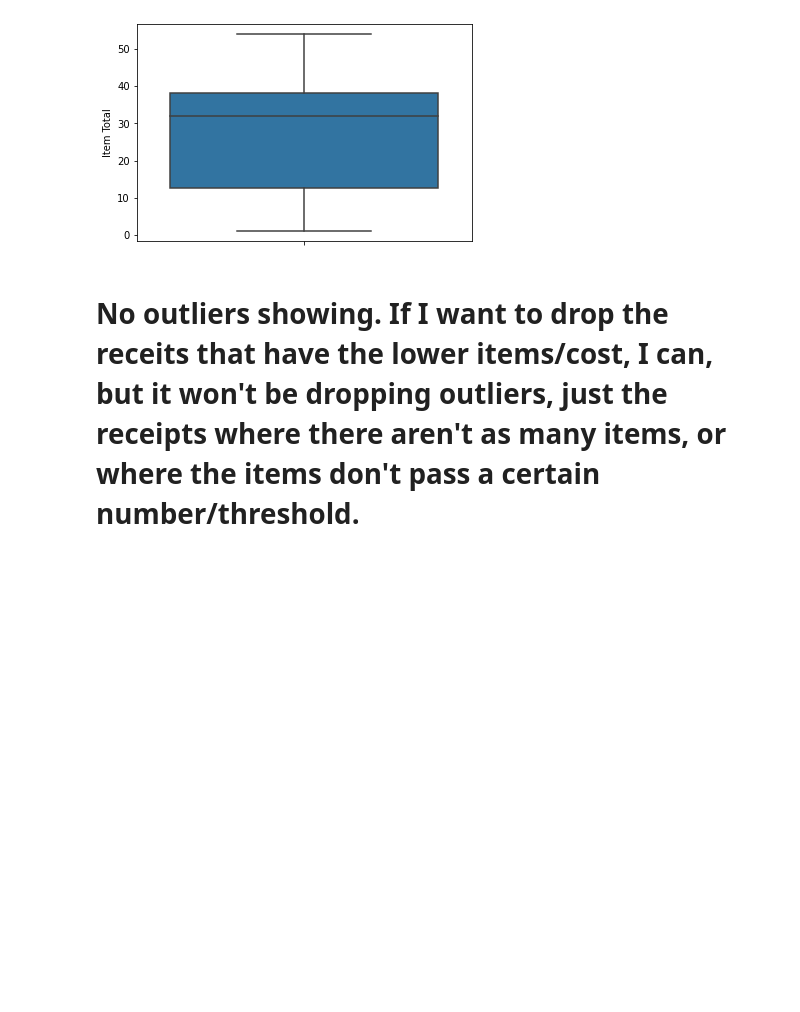
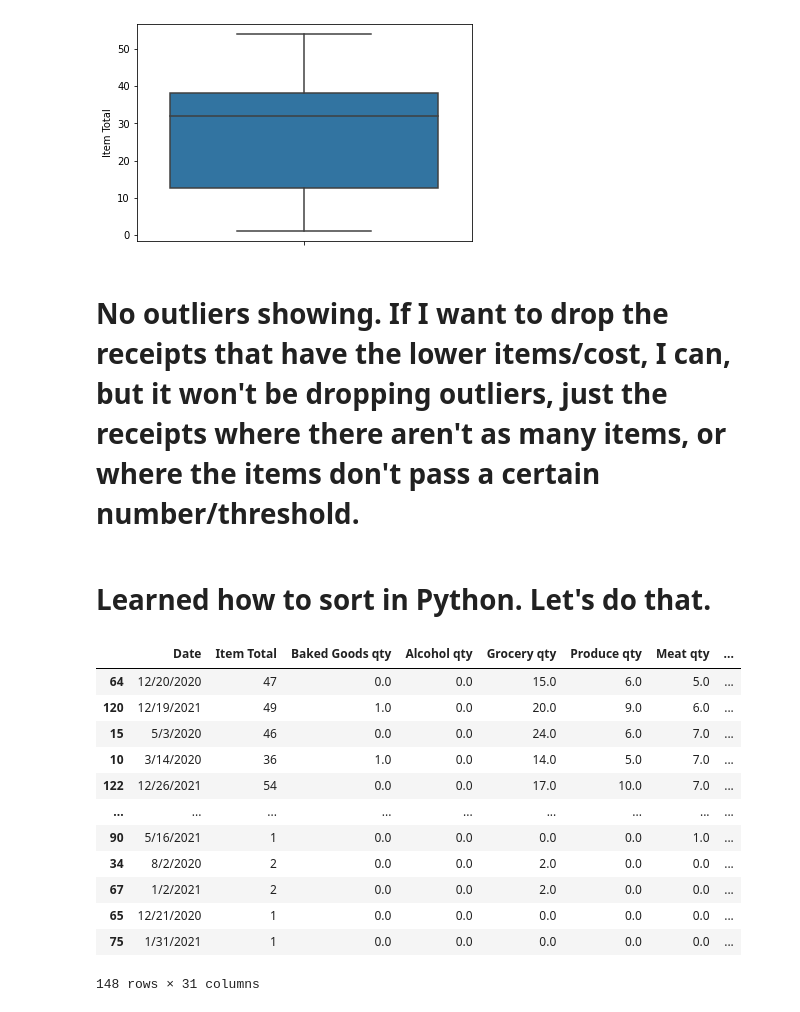
Before and after one commit to Katherine89Lee/Personal-Grocery-Project, a Jupyter notebook: Grocery Visualization.ipynb, the cells around one changed output. Drawn from its saved outputs; the diff is of its cells as text; code cells hidden in the pictures; blank space fills up the shorter version.

Commit message:
8-6-22
Update to the notebook: sorting and excluding smaller receipts.

```diff
--- a/Grocery Visualization.ipynb
+++ b/Grocery Visualization.ipynb
@@ -169,4 +168,22 @@ plt.show()
 # %% [output]
 [figure]
 # %% [markdown]
-# No outliers showing. If I want to drop the receits that have the lower items/cost, I can, but it won't be dropping outliers, just the receipts where there aren't as many items, or where the items don't pass a certain number/threshold.
+# No outliers showing. If I want to drop the receipts that have the lower items/cost, I can, but it won't be dropping outliers, just the receipts where there aren't as many items, or where the items don't pass a certain number/threshold.
+# %% [markdown]
+# Learned how to sort in Python. Let's do that.
+# %%
+groceries2_clean.sort_values('Cost (total)', ascending=False)
+# %% [output]
+|  | Date | Item Total | Baked Goods qty | Alcohol qty | Grocery qty | Produce qty | Meat qty | ... |
+| 64 | 12/20/2020 | 47 | 0.0 | 0.0 | 15.0 | 6.0 | 5.0 | ... |
+| 120 | 12/19/2021 | 49 | 1.0 | 0.0 | 20.0 | 9.0 | 6.0 | ... |
+| 15 | 5/3/2020 | 46 | 0.0 | 0.0 | 24.0 | 6.0 | 7.0 | ... |
+| 10 | 3/14/2020 | 36 | 1.0 | 0.0 | 14.0 | 5.0 | 7.0 | ... |
+| 122 | 12/26/2021 | 54 | 0.0 | 0.0 | 17.0 | 10.0 | 7.0 | ... |
+| ... | ... | ... | ... | ... | ... | ... | ... | ... |
+| 90 | 5/16/2021 | 1 | 0.0 | 0.0 | 0.0 | 0.0 | 1.0 | ... |
+| 34 | 8/2/2020 | 2 | 0.0 | 0.0 | 2.0 | 0.0 | 0.0 | ... |
+| 67 | 1/2/2021 | 2 | 0.0 | 0.0 | 2.0 | 0.0 | 0.0 | ... |
+| 65 | 12/21/2020 | 1 | 0.0 | 0.0 | 0.0 | 0.0 | 0.0 | ... |
+| 75 | 1/31/2021 | 1 | 0.0 | 0.0 | 0.0 | 0.0 | 0.0 | ... |
+148 rows × 31 columns
```
Also changed, not shown: parts of 2 cells of this notebook.
